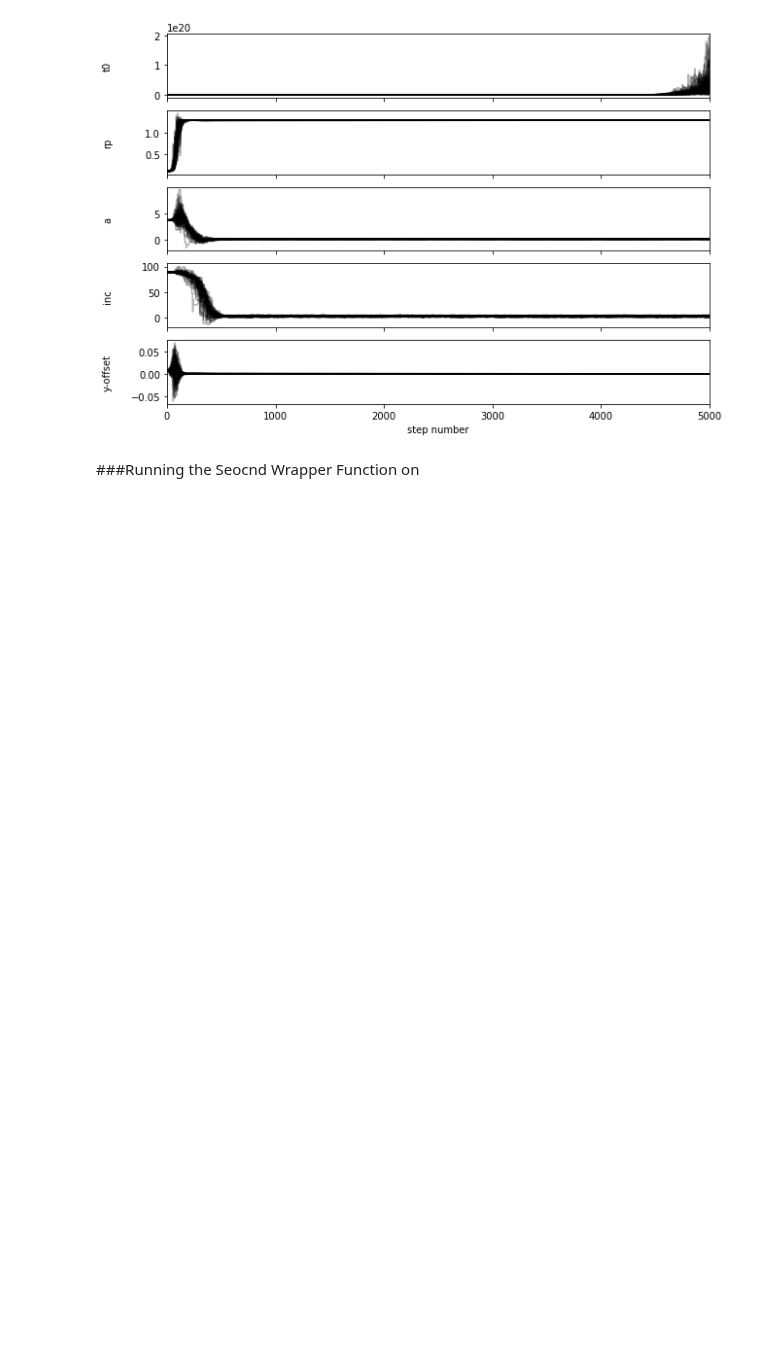
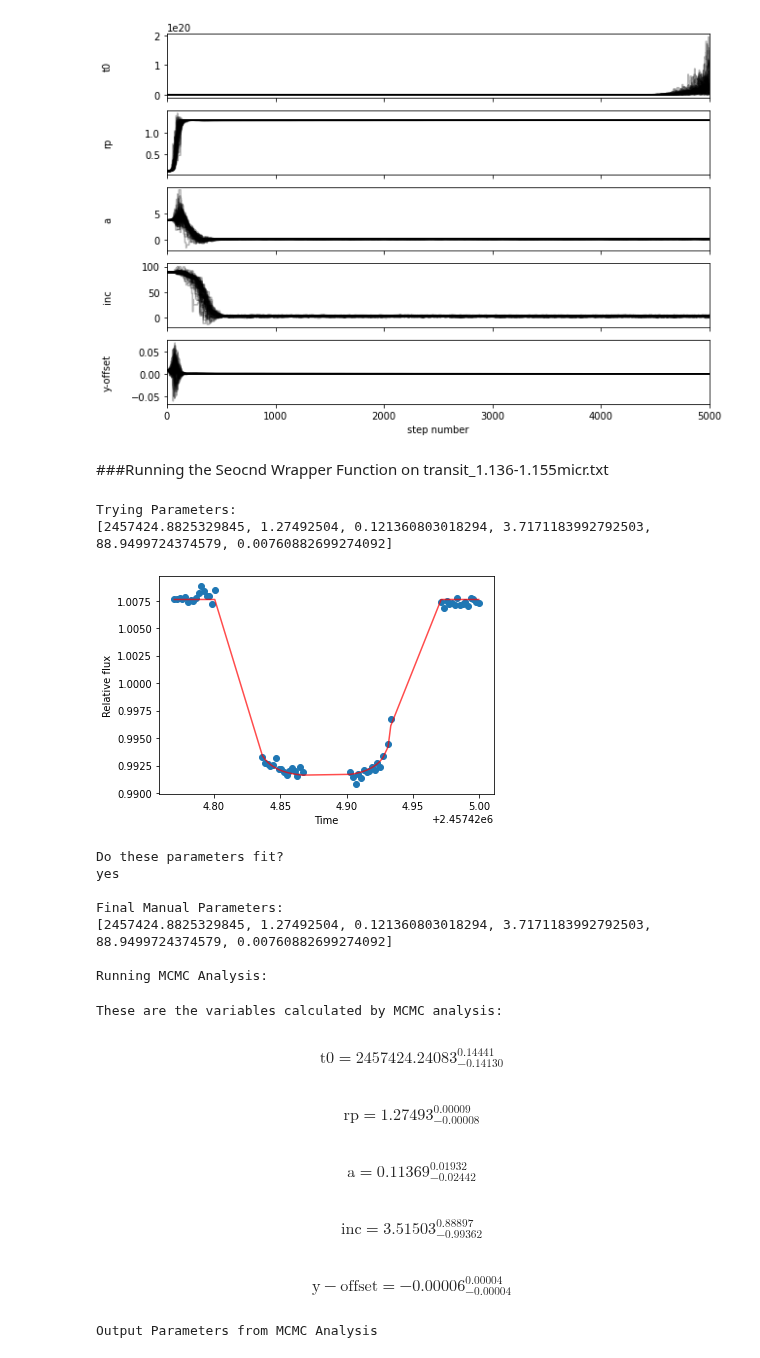
Before and after one commit to Hamza-Suleman/transiting-exoplanets, a Jupyter notebook: Wrapper_Function.ipynb, the cells around one changed output. Saved outputs shown, nothing was run; the diff lists cells and outputs as text; code cells hidden in the pictures; blank space fills up the shorter version.

```diff
--- a/Wrapper_Function.ipynb
+++ b/Wrapper_Function.ipynb
@@ -258,7 +258,7 @@ def radius_analysis(data,par,err):
   def log_prior(par):
     #print(par)
     pen = 0
-    if par[0] > 0 and -1 < par[4] < 1:
+    if par[0] > 0 and par[2] > 0 and 0 < par[3] < 90 and -1 < par[4] < 1:
       pen += 0
     else:
       pen += np.inf
@@ -419,4 +419,24 @@ $$\mathrm{y-offset} = -0.00006_{-0.00001}^{0.00001}$$
 Output Parameters from MCMC Analysis
 [figure]
 # %% [markdown]
-###Running the Seocnd Wrapper Function on
+###Running the Seocnd Wrapper Function on transit_1.136-1.155micr.txt
+# %%
+firstfile_radius_test = radius_analysis("https://raw.githubusercontent.com/Hamza-Suleman/transiting-exoplanets/main/WASP-121%20Raw%20Data/transit_1.136-1.155micr.txt",whitelight_params,whitelight)
+# %% [output]
+Trying Parameters:
+[2457424.8825329845, 1.27492504, 0.121360803018294, 3.7171183992792503, 88.9499724374579, 0.00760882699274092]
+[figure, added]
+Do these parameters fit?
+yes
+
+Final Manual Parameters:
+[2457424.8825329845, 1.27492504, 0.121360803018294, 3.7171183992792503, 88.9499724374579, 0.00760882699274092]
+
+Running MCMC Analysis:
+These are the variables calculated by MCMC analysis:
+$$\mathrm{t0} = 2457424.24083_{-0.14130}^{0.14441}$$
+$$\mathrm{rp} = 1.27493_{-0.00008}^{0.00009}$$
+$$\mathrm{a} = 0.11369_{-0.02442}^{0.01932}$$
+$$\mathrm{inc} = 3.51503_{-0.99362}^{0.88897}$$
+$$\mathrm{y-offset} = -0.00006_{-0.00004}^{0.00004}$$
+Output Parameters from MCMC Analysis
```
Also changed, not shown: parts of 2 cells of this notebook.
